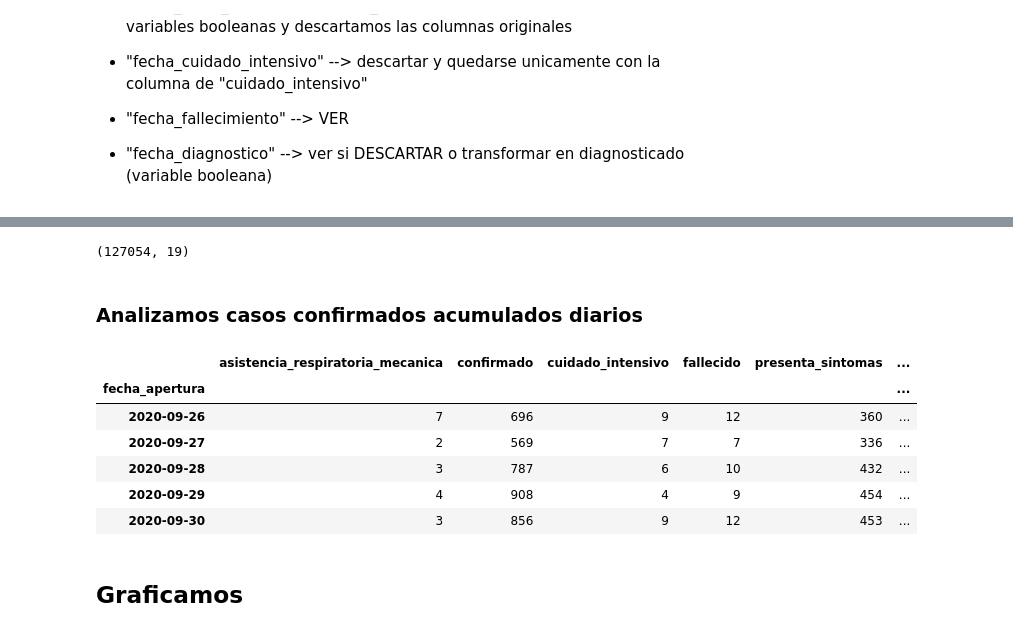
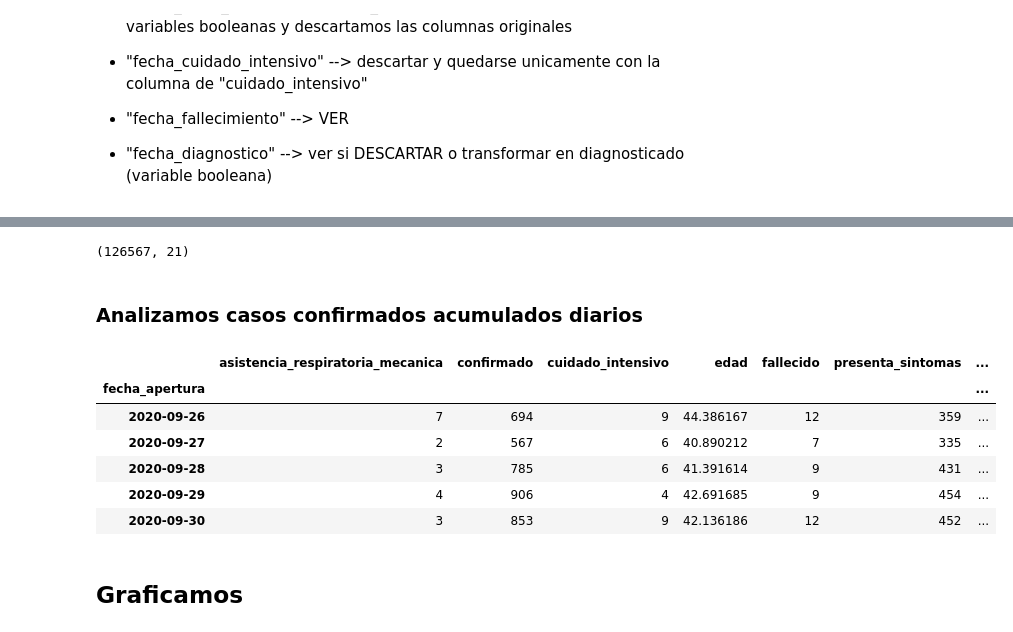
Before and after one commit to tomiambro/clusterai2020_grupo1, a Jupyter notebook: EDA_Proyecto_Final.ipynb, the cells around one changed output, grey strips where cells are left out. Cells and saved outputs as stored; diff of their text form; code cells hidden in the pictures.

```diff
--- a/EDA_Proyecto_Final.ipynb
+++ b/EDA_Proyecto_Final.ipynb
@@ -72,8 +72,10 @@ df_caba.cuidado_intensivo = df_caba.cuidado_intensivo.cat.codes
 df_caba.asistencia_respiratoria_mecanica = pd.Categorical(df_caba.asistencia_respiratoria_mecanica)
 df_caba.asistencia_respiratoria_mecanica = df_caba.asistencia_respiratoria_mecanica.cat.codes
 
-df_caba.sexo = pd.Categorical(df_caba.sexo)
-df_caba.sexo = df_caba.sexo.cat.codes
+# df_caba = pd.get_dummies(data=df_caba, columns=['sexo'])
+
+df_caba = pd.get_dummies(data=df_caba, columns=['origen_financiamiento'])
+df_caba = df_caba.rename(columns={'origen_financiamiento_Privado':'privado', 'origen_financiamiento_Público':'publico'})
 # %% [markdown]
 ## Ordenamos los datos de acuerdo a la fecha de apertura
 # %%
@@ -187,21 +179,25 @@ pd.get_dummies(df_confirmados.cuidado_intensivo).describe()
+# %%
+df_confirmados = df_confirmados.drop(df_confirmados.loc[df_confirmados.sexo == 'NR',:].index)
+df_confirmados = pd.get_dummies(data=df_confirmados, columns=['sexo'])
 # %%
 df_confirmados['confirmado'] = 1
 # %%
 df_confirmados.shape
 # %% [output]
-(127054, 19)
+(126567, 21)
 # %% [markdown]
 ### Analizamos casos confirmados acumulados diarios
 # %%
-pivot = pd.pivot_table(df_confirmados, values = ['confirmado','fallecido', 'asistencia_respiratoria_mecanica', 'requiere_internacion', 'presenta_sintomas', 'cuidado_intensivo'], index = 'fecha_apertura', fill_value=0, aggfunc = np.sum)
+pivot = pd.pivot_table(df_confirmados, values = ['confirmado','fallecido', 'asistencia_respiratoria_mecanica', 'requiere_internacion', 'presenta_sintomas', 'cuidado_intensivo','edad', 'publico', 'privado','sexo_F','sexo_M'], index = 'fecha_apertura', fill_value=0, aggfunc = np.sum)
+pivot.edad = pivot.edad / pivot.confirmado
 pivot.tail()
 # %% [output]
-|  | asistencia_respiratoria_mecanica | confirmado | cuidado_intensivo | fallecido | presenta_sintomas | ... |
-| fecha_apertura |  |  |  |  |  | ... |
-| 2020-09-26 | 7 | 696 | 9 | 12 | 360 | ... |
-| 2020-09-27 | 2 | 569 | 7 | 7 | 336 | ... |
-| 2020-09-28 | 3 | 787 | 6 | 10 | 432 | ... |
-| 2020-09-29 | 4 | 908 | 4 | 9 | 454 | ... |
-| 2020-09-30 | 3 | 856 | 9 | 12 | 453 | ... |
+|  | asistencia_respiratoria_mecanica | confirmado | cuidado_intensivo | edad | fallecido | presenta_sintomas | ... |
+| fecha_apertura |  |  |  |  |  |  | ... |
+| 2020-09-26 | 7 | 694 | 9 | 44.386167 | 12 | 359 | ... |
+| 2020-09-27 | 2 | 567 | 6 | 40.890212 | 7 | 335 | ... |
+| 2020-09-28 | 3 | 785 | 6 | 41.391614 | 9 | 431 | ... |
+| 2020-09-29 | 4 | 906 | 4 | 42.691685 | 9 | 454 | ... |
+| 2020-09-30 | 3 | 853 | 9 | 42.136186 | 12 | 452 | ... |
 # %%
 df_pivot = pivot.reindex(pd.DatetimeIndex(pd.date_range('03-01-2020', '09-30-2020')), fill_value=0)
```
Also changed, not shown: parts of 9 cells of this notebook.
